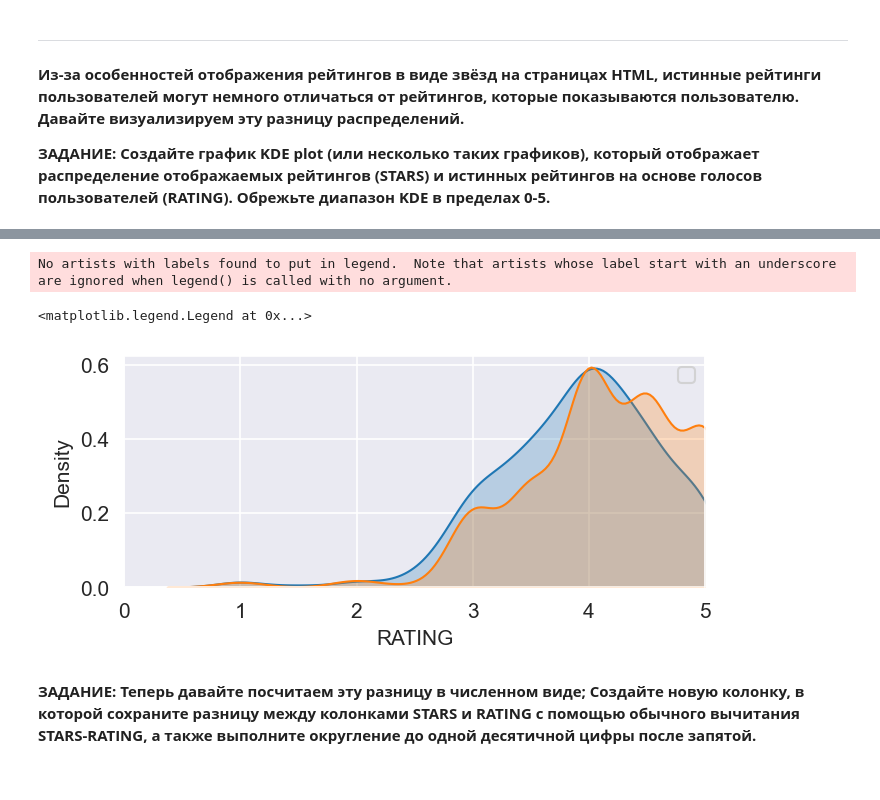
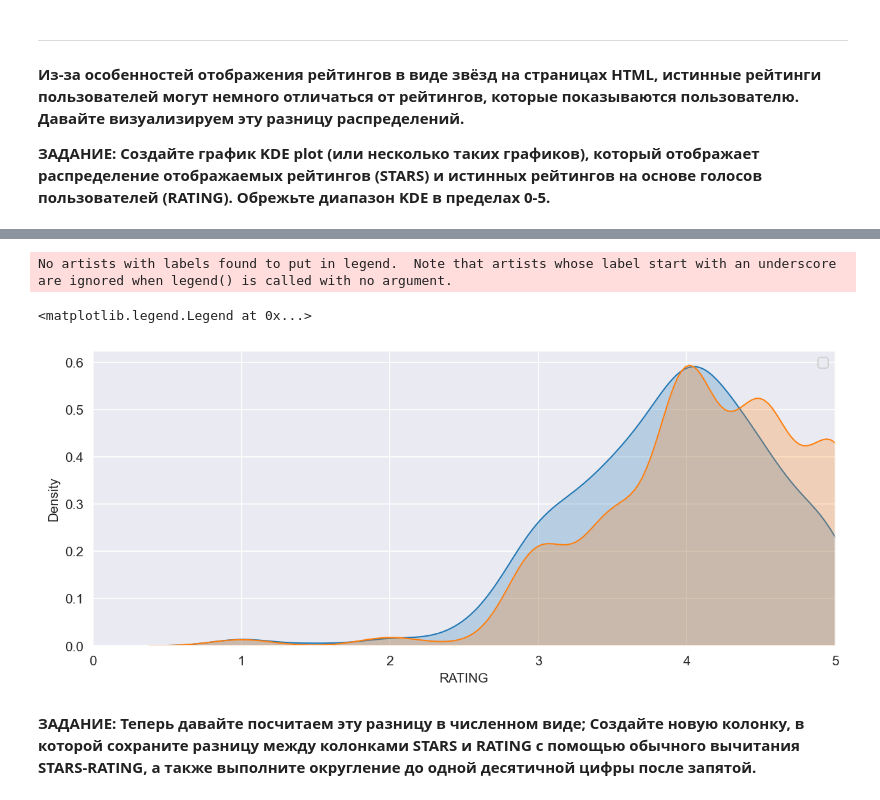
Before and after one commit to sanakulov/ml2, a Jupyter notebook: 06-Capstone-Project/00-Capstone-Project.ipynb, the cells around one changed output, grey strips where cells are left out. Cells and saved outputs as stored; diff of their text form; code cells hidden in the pictures.

```diff
--- a/06-Capstone-Project/00-Capstone-Project.ipynb
+++ b/06-Capstone-Project/00-Capstone-Project.ipynb
@@ -162,6 +160,8 @@ fandango.corr(method="pearson",numeric_only=True)
 # НАПИШИТЕ ВАШ КОД В ЭТОЙ ЯЧЕЙКЕ!
 # [-5:][:4]
 fandango["YEAR"]=fandango["FILM"].str[-5:].str[:4].astype(int)
+#или
+fandango["YEAR"]=fandango["FILM"].apply(lambda title:title.split("(")[-1].replace(")",""))
 fandango.head()
 # %% [output]
 |  | FILM | STARS | RATING | VOTES | YEAR |
@@ -273,13 +287,13 @@ fandango2
 # %%
-plt.figure(figsize=(5,2), dpi=150)
+plt.figure(figsize=(10,4), dpi=150)
 sb.kdeplot(data=fandango2,x="RATING", fill="blue")
 sb.kdeplot(data=fandango2,x="STARS", fill="orange")
 plt.xlim(0,5)
 plt.legend()
 # %% [output]
 No artists with labels found to put in legend.  Note that artists whose label start with an underscore are ignored when legend() is called with no argument.
 <matplotlib.legend.Legend at 0x...>
-[figure, old version]
+[figure, new version]
 # %% [markdown]
 **ЗАДАНИЕ: Теперь давайте посчитаем эту разницу в численном виде; Создайте новую колонку, в которой сохраните разницу между колонками STARS и RATING с помощью обычного вычитания STARS-RATING, а также выполните округление до одной десятичной цифры после запятой.**
 # %%
```
Also changed, not shown: parts of 16 cells of this notebook.
